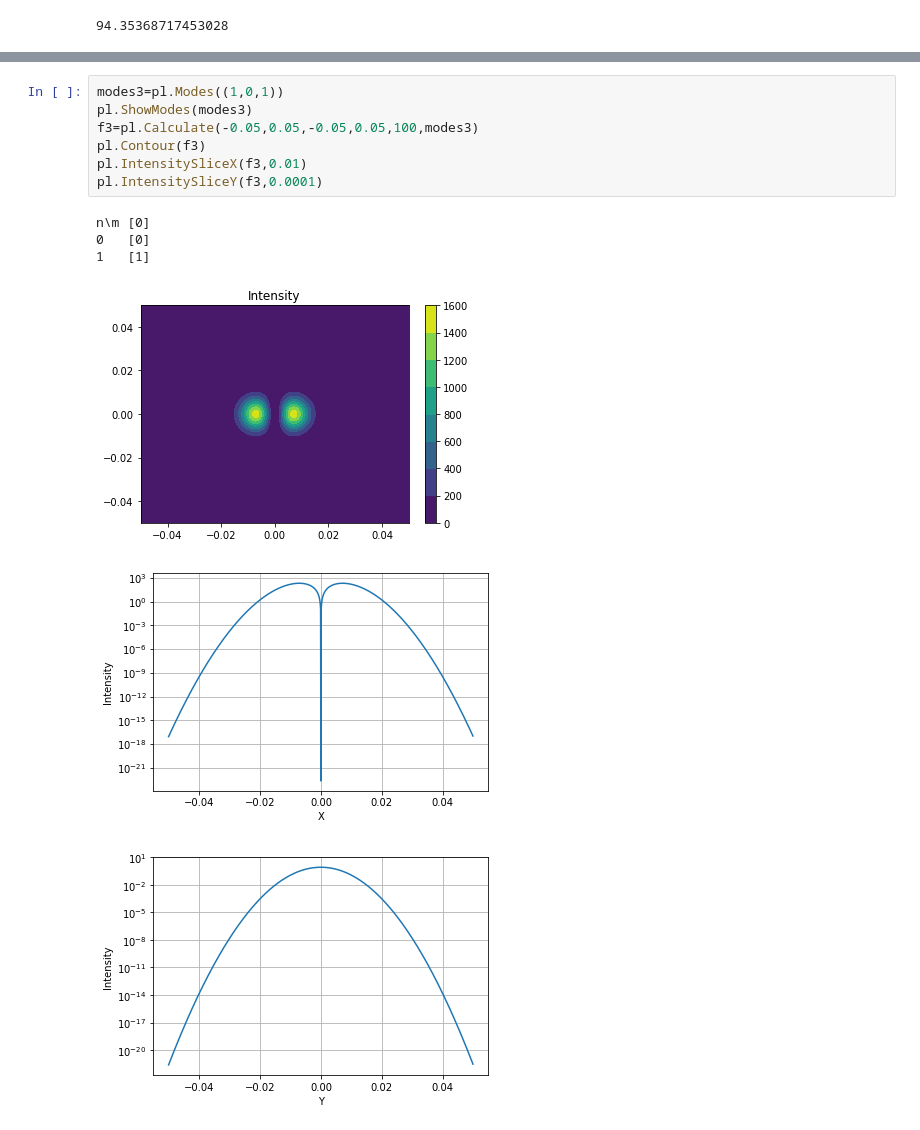
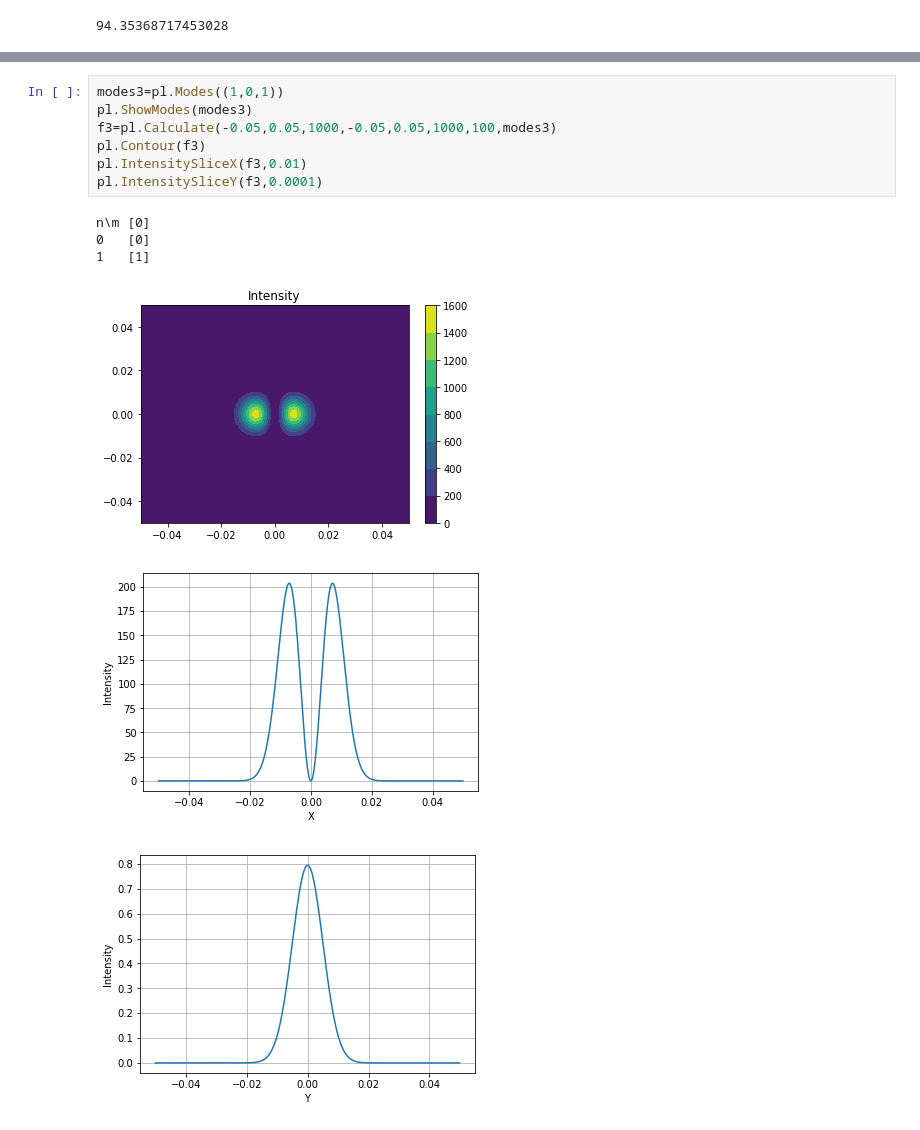
Before and after one commit to Edwards-Paul/Python-HG-Modes, a Jupyter notebook: HG Modes/main.ipynb, the cells around one changed output, grey strips where cells are left out. Saved outputs shown, nothing was run; the diff lists cells and outputs as text.

```diff
--- a/HG Modes/main.ipynb
+++ b/HG Modes/main.ipynb
@@ -60,14 +61,14 @@ n\m [0, 1]
 # %%
 modes3=pl.Modes((1,0,1))
 pl.ShowModes(modes3)
-f3=pl.Calculate(-0.05,0.05,-0.05,0.05,100,modes3)
+f3=pl.Calculate(-0.05,0.05,1000,-0.05,0.05,1000,100,modes3)
 pl.Contour(f3)
 pl.IntensitySliceX(f3,0.01)
 pl.IntensitySliceY(f3,0.0001)
 # %% [output]
 n\m [0]
 0   [0]
 1   [1]
 [figure]
-[figure, old version]
+[figure, new version]
-[figure, old version]
+[figure, new version]
```
Also changed, not shown: parts of 4 cells of this notebook, 3 other files.
